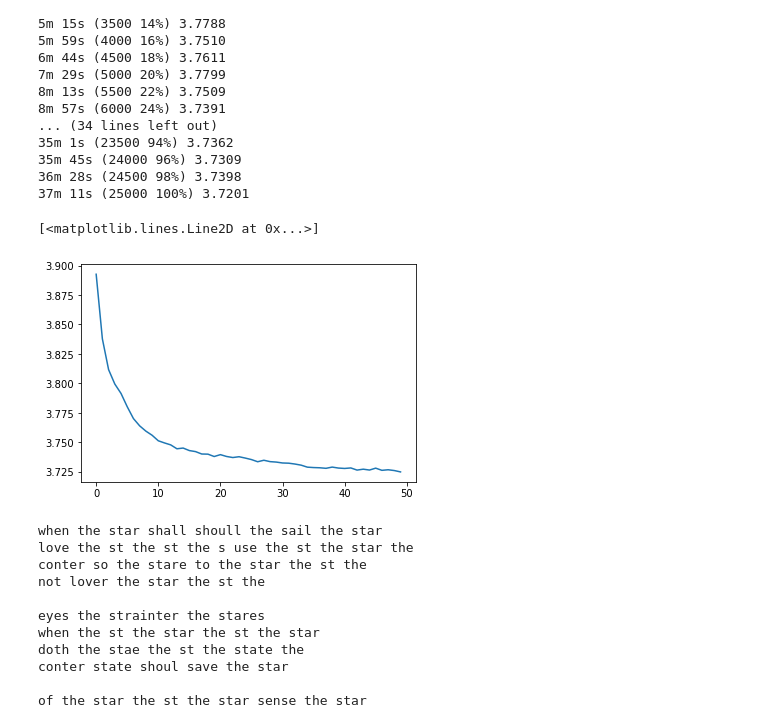
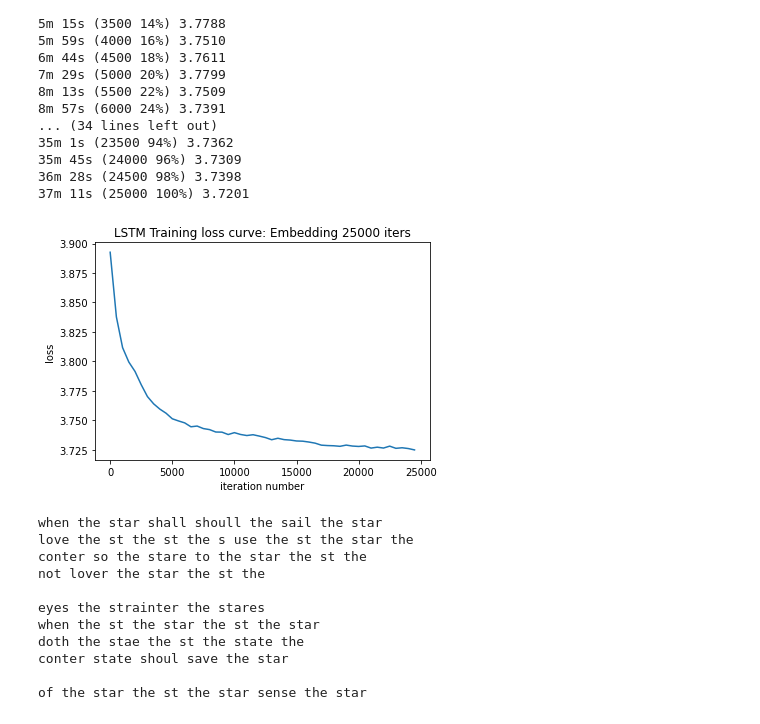
Before and after one commit to mchuapoco/loan-sharks, a Jupyter notebook: poems/gc_LSTM_models-evenSmallerDim.ipynb, the cells around one changed output. Saved outputs shown, nothing was run; the diff lists cells and outputs as text; code cells hidden in the pictures.

```diff
--- a/poems/gc_LSTM_models-evenSmallerDim.ipynb
+++ b/poems/gc_LSTM_models-evenSmallerDim.ipynb
@@ -48,3 +48,8 @@ len(fixed_length_character_sequences_valid_start)
+# %%
+clipped_sequences = []
+for seq in all_character_sequences_no_empty:
+    if (len(seq[:40]) == 40) :
+        clipped_sequences.append(seq[:40])
 # %%
 all_letters = string.ascii_lowercase + " '-"  # abcdefghijklmnopqrstuvwxyz '-
 n_letters = len(all_letters) + 1 # Plus EOS marker
@@ -263,7 +265,7 @@ class RNN(nn.Module):
 ######### PARAMETERS #########
 batch_size = 32
 hidden_size = 128
-n_iters = 15000
+n_iters = 5000
 print_every = 500
 plot_every = 500
 learning_rate = 0.0005
@@ -282,7 +284,7 @@ start = time.time()
 
 for iter in range(1, n_iters + 1):
     try :
-        input_line_tensor, target_line_tensor = randomBatch(fixed_length_character_sequences_valid_start, batch_size=batch_size)
+        input_line_tensor, target_line_tensor = randomBatch(clipped_sequences, batch_size=batch_size)
         loss = train_batch(rnn, input_line_tensor.to(device), target_line_tensor.to(device), criterion=criterion, optimizer=optimizer)
         total_loss += loss
     except :
@@ -419,7 +409,7 @@ class RNN_Embedding(nn.Module):
 ######### PARAMETERS #########
 batch_size = 32
 hidden_size = 128
-n_iters = 25000
+n_iters = 10000
 print_every = 500
 plot_every = 500
 learning_rate = 0.0005
@@ -472,10 +462,13 @@ for iter in range(1, n_iters + 1):
 36m 28s (24500 98%) 3.7398
 37m 11s (25000 100%) 3.7201
 # %%
-plt.plot(all_losses_embed)
+plt.plot(np.arange(0, 25000, 500), all_losses_embed)
+plt.ylabel("loss")
+plt.xlabel("iteration number")
+plt.title("LSTM Training loss curve: Embedding 25000 iters")
+plt.show()
 # %% [output]
-[<matplotlib.lines.Line2D at 0x...>]
-[figure, old version]
+[figure, new version]
 # %%
 torch.save(rnn_embedding.state_dict(), "./models/lstm_embedding_model_128hdim_25000iters.pt")
 # %%
```
Also changed, not shown: parts of 8 cells of this notebook, 1 other file.
